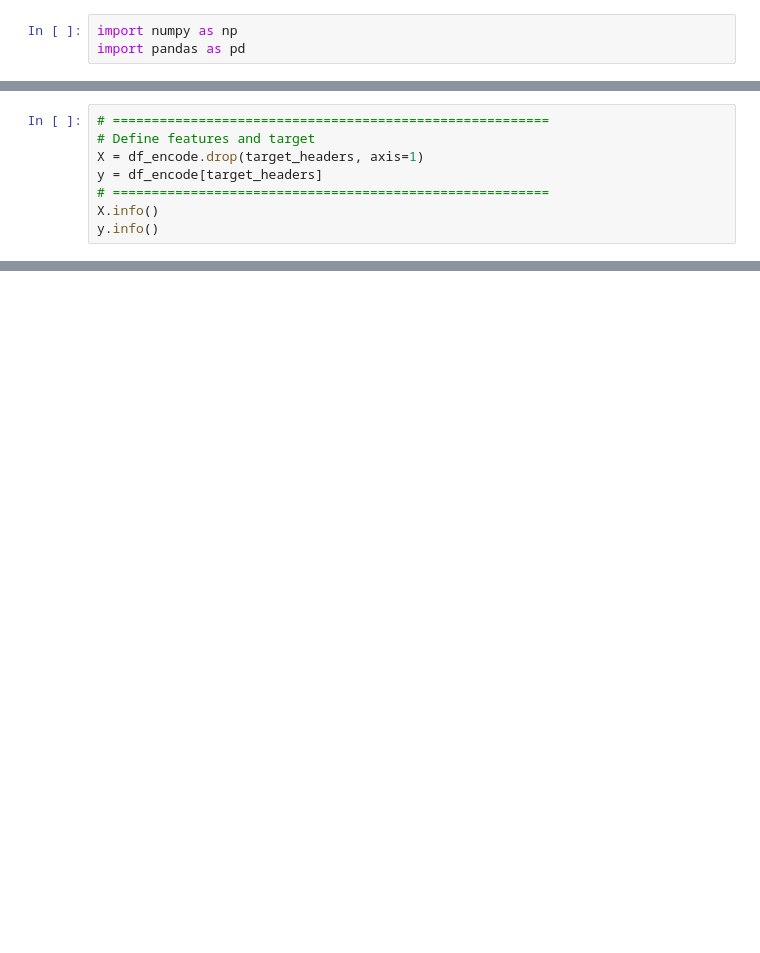
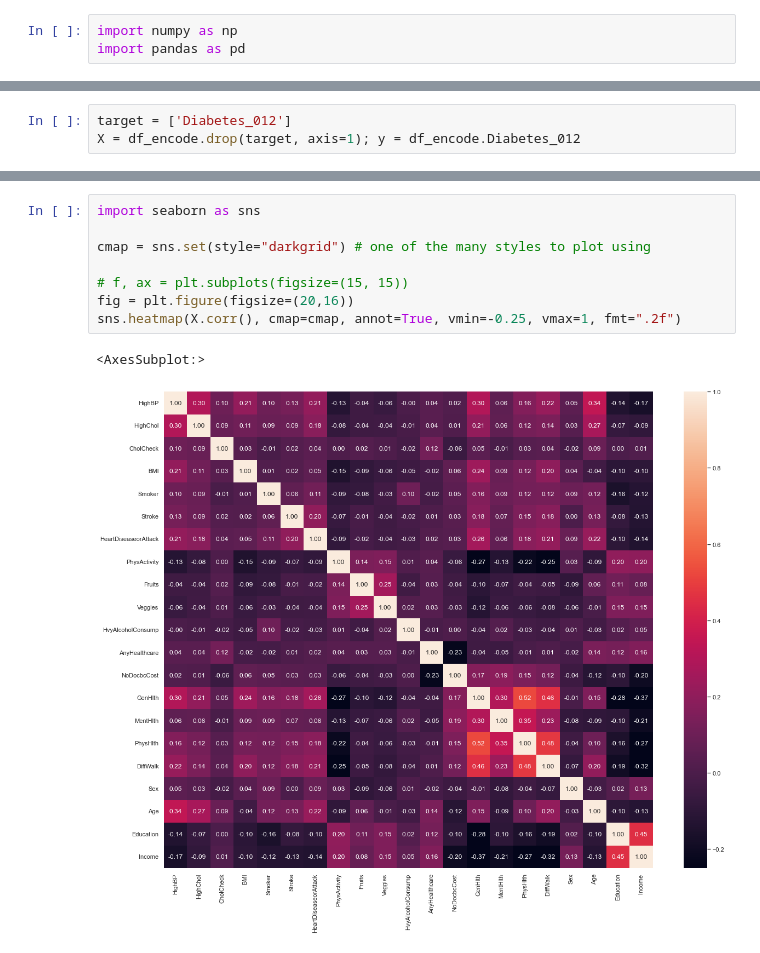
Before and after one commit to kirkwat/machine-learning, a Jupyter notebook: lab5/miro.ipynb, the cells around one changed output, grey strips where cells are left out. Saved outputs shown, nothing was run; the diff lists cells and outputs as text; blank space fills up the shorter version.

```diff
--- a/lab5/miro.ipynb
+++ b/lab5/miro.ipynb
@@ -173,8 +203,3 @@ df_encode.head()
 # %%
-# ========================================================
-# Define features and target
-X = df_encode.drop(target_headers, axis=1)
-y = df_encode[target_headers]
-# ========================================================
-X.info()
-y.info()
+target = ['Diabetes_012']
+X = df_encode.drop(target, axis=1); y = df_encode.Diabetes_012
@@ -198,0 +252,11 @@ memory usage: 52.5 KB
+# %%
+import seaborn as sns
+
+cmap = sns.set(style="darkgrid") # one of the many styles to plot using
+
+# f, ax = plt.subplots(figsize=(15, 15))
+fig = plt.figure(figsize=(20,16))
+sns.heatmap(X.corr(), cmap=cmap, annot=True, vmin=-0.25, vmax=1, fmt=".2f")
+# %% [output]
+<AxesSubplot:>
+[figure, added]
```
Also changed, not shown: parts of 28 cells of this notebook.
